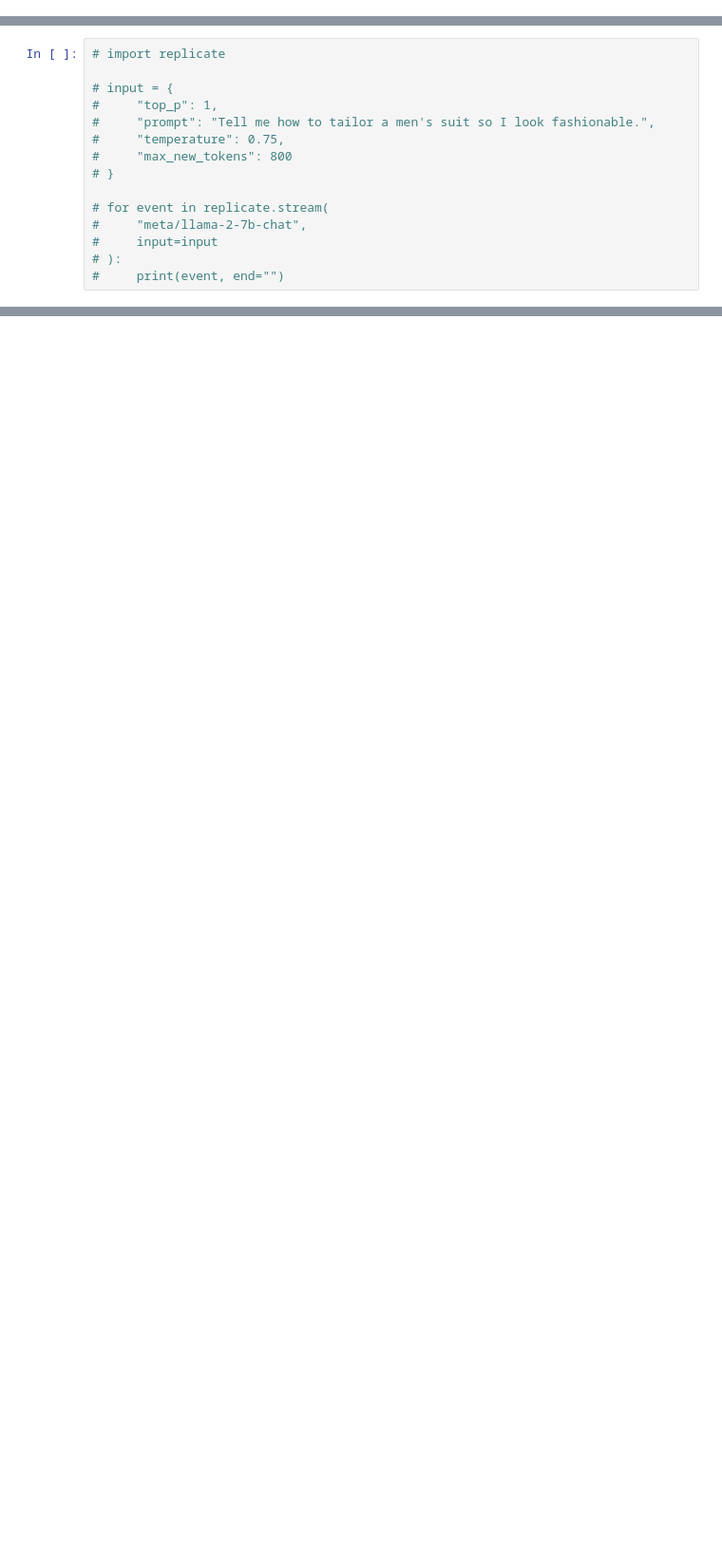
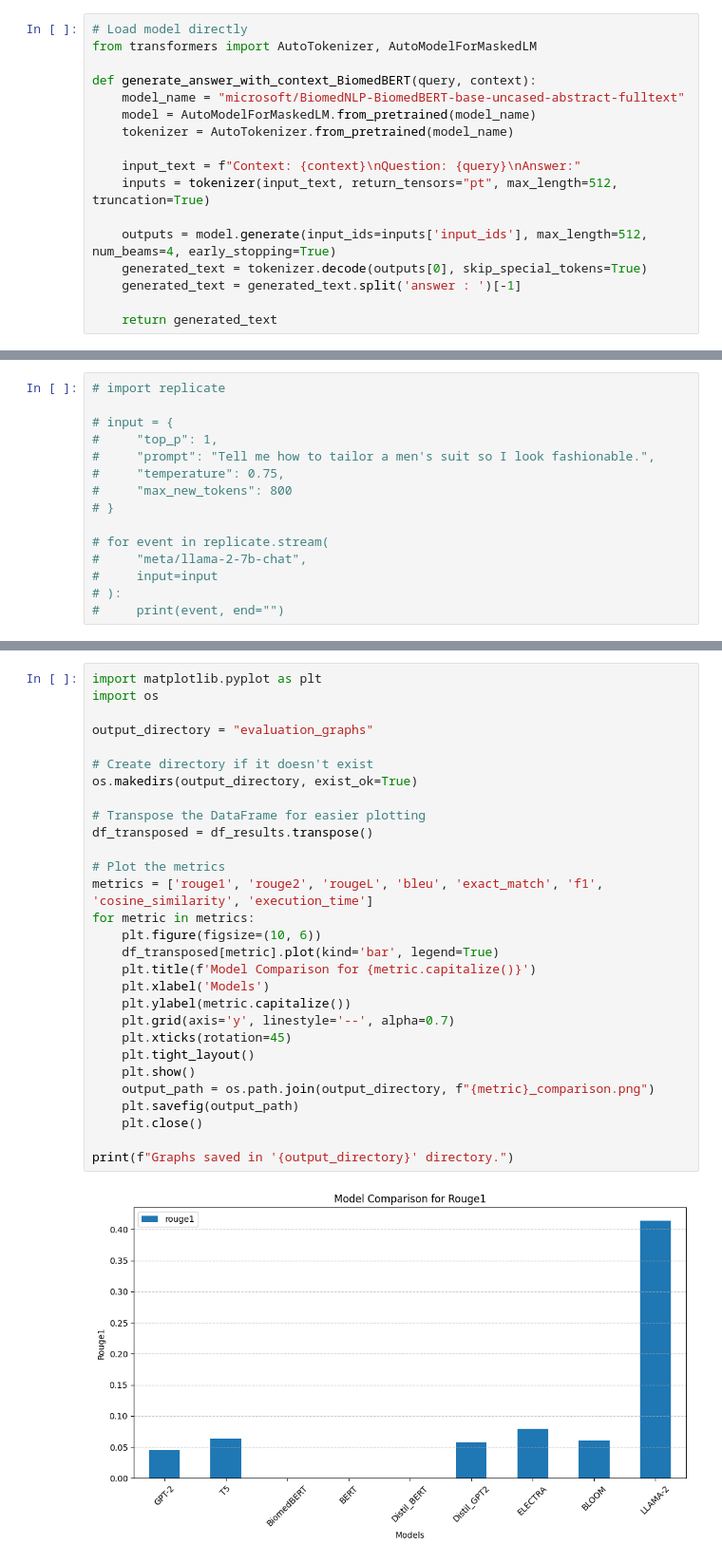
Before and after one commit to aminemharzi/Rag_system_multi_LLM, a Jupyter notebook: rag-system-drug.ipynb, the cells around one changed output, grey strips where cells are left out. Shown: that part at 95% size. Cells and saved outputs as stored; diff of their text form; blank space fills up the shorter version.

Commit message:
Plotting the metrics

```diff
--- a/rag-system-drug.ipynb
+++ b/rag-system-drug.ipynb
@@ -176,6 +179,23 @@ def generate_answer_with_context_t5(query, context):
     outputs = model.generate(input_ids=inputs['input_ids'], max_length=100, num_beams=4, early_stopping=True)
     generated_text = tokenizer.decode(outputs[0], skip_special_tokens=True)
     return generated_text
+# %%
+# Load model directly
+from transformers import AutoTokenizer, AutoModelForMaskedLM
+
+def generate_answer_with_context_BiomedBERT(query, context):
+    model_name = "microsoft/BiomedNLP-BiomedBERT-base-uncased-abstract-fulltext"
+    model = AutoModelForMaskedLM.from_pretrained(model_name)
+    tokenizer = AutoTokenizer.from_pretrained(model_name)
+
+    input_text = f"Context: {context}\nQuestion: {query}\nAnswer:"
+    inputs = tokenizer(input_text, return_tensors="pt", max_length=512, truncation=True)
+
+    outputs = model.generate(input_ids=inputs['input_ids'], max_length=512, num_beams=4, early_stopping=True)
+    generated_text = tokenizer.decode(outputs[0], skip_special_tokens=True)
+    generated_text = generated_text.split('answer : ')[-1]
+
+    return generated_text
 # %%
 from transformers import GPT2LMHeadModel, GPT2Tokenizer
 
@@ -660,0 +699,31 @@ Results saved to 'rag_evaluation_results.csv'
+# %%
+import matplotlib.pyplot as plt
+import os
+
+output_directory = "evaluation_graphs"
+
+# Create directory if it doesn't exist
+os.makedirs(output_directory, exist_ok=True)
+
+# Transpose the DataFrame for easier plotting
+df_transposed = df_results.transpose()
+
+# Plot the metrics
+metrics = ['rouge1', 'rouge2', 'rougeL', 'bleu', 'exact_match', 'f1', 'cosine_similarity', 'execution_time']
+for metric in metrics:
+    plt.figure(figsize=(10, 6))
+    df_transposed[metric].plot(kind='bar', legend=True)
+    plt.title(f'Model Comparison for {metric.capitalize()}')
+    plt.xlabel('Models')
+    plt.ylabel(metric.capitalize())
+    plt.grid(axis='y', linestyle='--', alpha=0.7)
+    plt.xticks(rotation=45)
+    plt.tight_layout()
+    plt.show()
+    output_path = os.path.join(output_directory, f"{metric}_comparison.png")
+    plt.savefig(output_path)
+    plt.close()
+
+print(f"Graphs saved in '{output_directory}' directory.")
+# %% [output]
+[figure, added]
```
Also changed, not shown: parts of 8 cells of this notebook, 11 other files.
